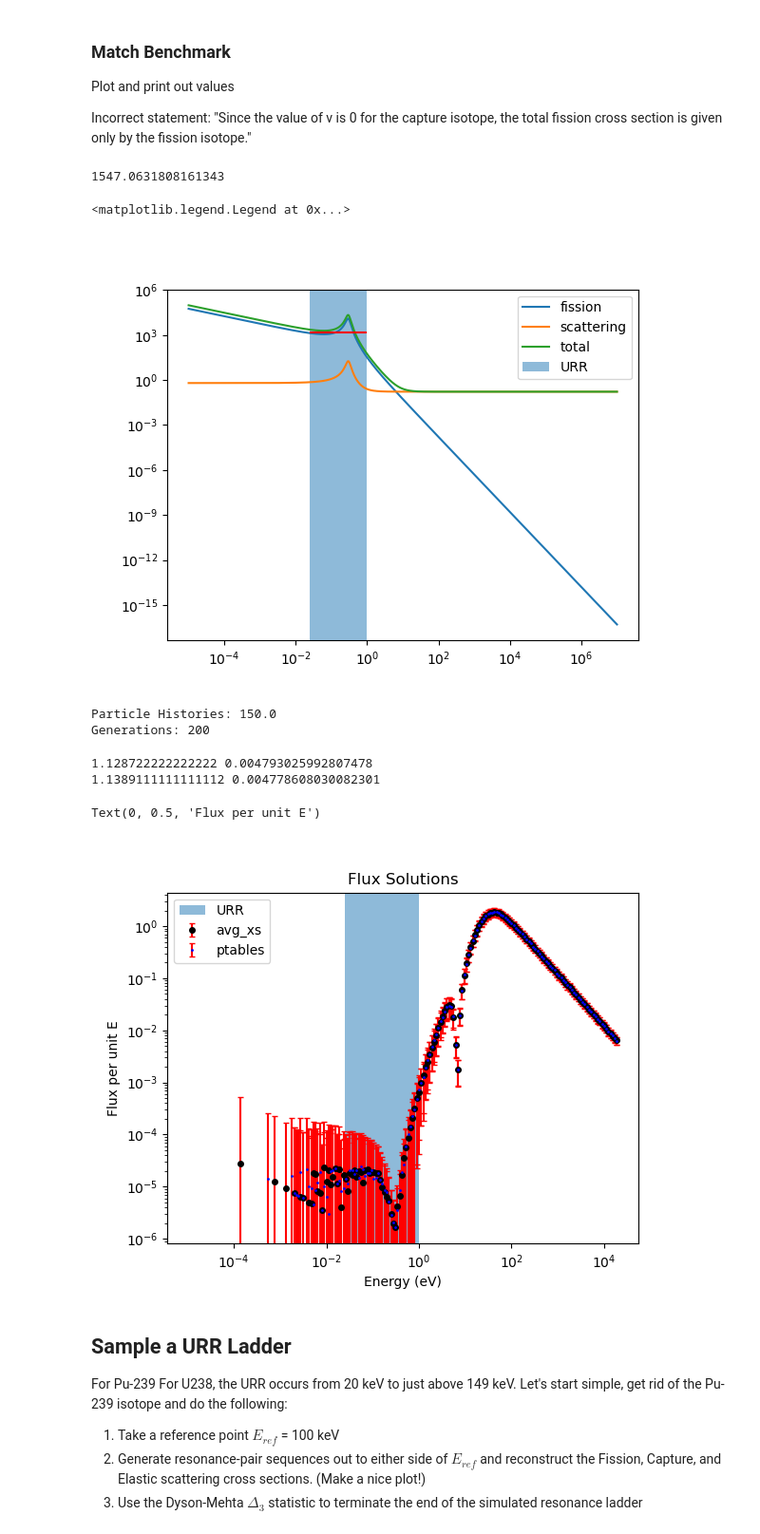
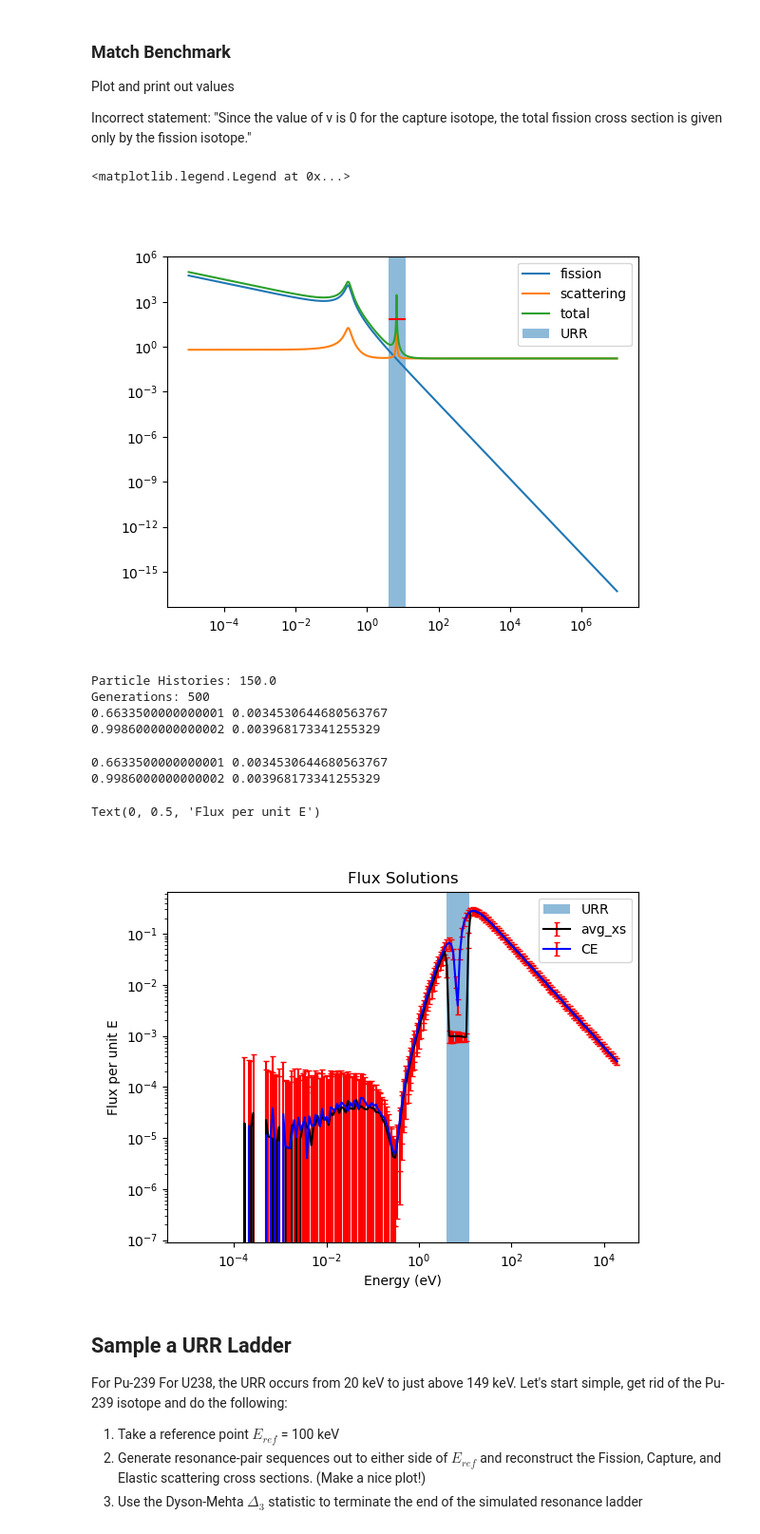
Before and after one commit to Naww137/neutron_transport, a Jupyter notebook: Investigate_URR.ipynb, the cells around one changed output. Shown: that part at 95% size. Saved outputs shown, nothing was run; the diff lists cells and outputs as text; code cells hidden in the pictures.

```diff
--- a/Investigate_URR.ipynb
+++ b/Investigate_URR.ipynb
@@ -56,13 +56,7 @@ pu9 = material_definitions.isotope(pair_constants_pu9, resonance_ladder_pu9, Npu
 u8 = material_definitions.isotope(pair_constants_u8, resonance_ladder_u8, Nu8, 0)
 
 # mat = material_definitions.material([pu9], constant_scattering=1*Nscat)
-mat = material_definitions.material([pu9], constant_scattering=20*Nscat)
+mat = material_definitions.material([pu9, u8], constant_scattering=20*Nscat)
-# %%
-mask =  (energy>min(URR_Erange)) & (energy<max(URR_Erange))
-np.mean(m_Sig_t[mask])
-np.mean(m_Sig_g[mask])
-# %% [output]
-1547.0631808161343
 # %%
 energy = np.logspace(-5,7, 1000)
 
@@ -73,7 +67,7 @@ u8_Sig_t, u8_Sig_f, u8_Sig_g, u8_Sig_s = u8.get_macro_cross_sections(energy)
 m_Sig_t, m_Sig_f, m_Sig_g, m_Sig_s = mat.get_macro_cross_sections(energy)
 
 
-URR_Erange = np.array([2.5e-2,1])
+URR_Erange = np.array([4,12])
 mask = (energy>min(URR_Erange)) & (energy<max(URR_Erange))
 xs_avg = [np.mean(m_Sig_t[mask]), np.mean(m_Sig_g[mask]), np.mean(m_Sig_s[mask]), np.mean(m_Sig_f[mask])]
 
@@ -95,11 +89,11 @@ xscale('log'); yscale('log')
 legend()
 # %% [output]
 <matplotlib.legend.Legend at 0x...>
-[figure, old version]
+[figure, new version]
 # %%
 #### problem 4
 N = 1.5e2
-G = 200
+G = 500
 print(f'Particle Histories: {N}')
 print(f'Generations: {G}')
 
@@ -120,29 +114,31 @@ print(k_avg, kvar_avg)
 print(k_res, kvar_res)
 # %% [output]
 Particle Histories: 150.0
-Generations: 200
+Generations: 500
+0.6633500000000001 0.0034530644680563767
+0.9986000000000002 0.003968173341255329
 # %%
 print(k_avg, kvar_avg)
 print(k_res, kvar_res)
 figure()
 errorbar(tally_avg.Ebins, flux_avg[0], yerr=np.sqrt(flux_avg[1]),
-                                                            fmt='.', color='k', ms=8, ecolor='r', capsize=2,
+                                                            fmt='-', color='k', ms=8, ecolor='r', capsize=2,
                                                             label='avg_xs')
 errorbar(tally_res.Ebins, flux_res[0], yerr=np.sqrt(flux_res[1]),
-                                                            fmt='.', color='b', ms=2, ecolor='r', capsize=2,
-                                                            label='ptables')
+                                                            fmt='-', color='b', ms=2, ecolor='r', capsize=2,
+                                                            label='CE')
 axvspan(xmin=min(URR_Erange), xmax=max(URR_Erange), alpha=0.5, label='URR')
 xscale('log')
 yscale('log')
 legend()
 title('Flux Solutions')
 xlabel('Energy (eV)')
 ylabel('Flux per unit E')
 # %% [output]
-1.128722222222222 0.004793025992807478
-1.1389111111111112 0.004778608030082301
+0.6633500000000001 0.0034530644680563767
+0.9986000000000002 0.003968173341255329
 Text(0, 0.5, 'Flux per unit E')
-[figure, old version]
+[figure, new version]
 # %% [markdown]
 ## Sample a URR Ladder
 For Pu-239
```
Also changed, not shown: parts of 4 cells of this notebook, 1 other file.
